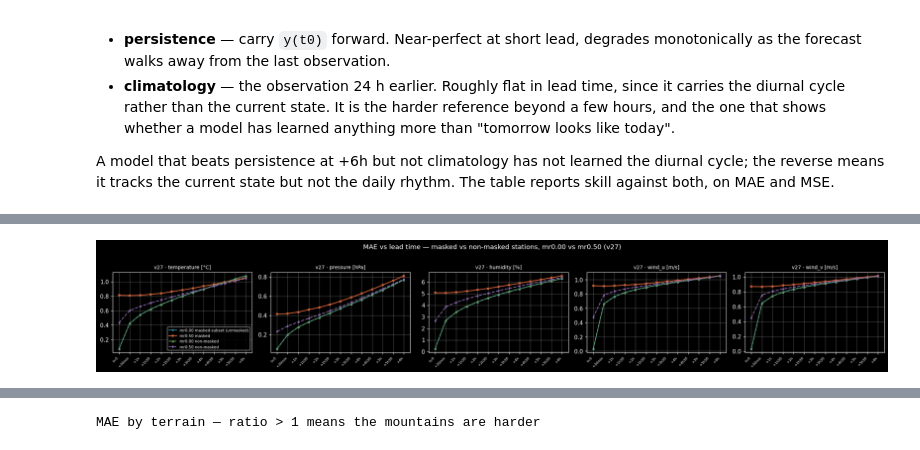
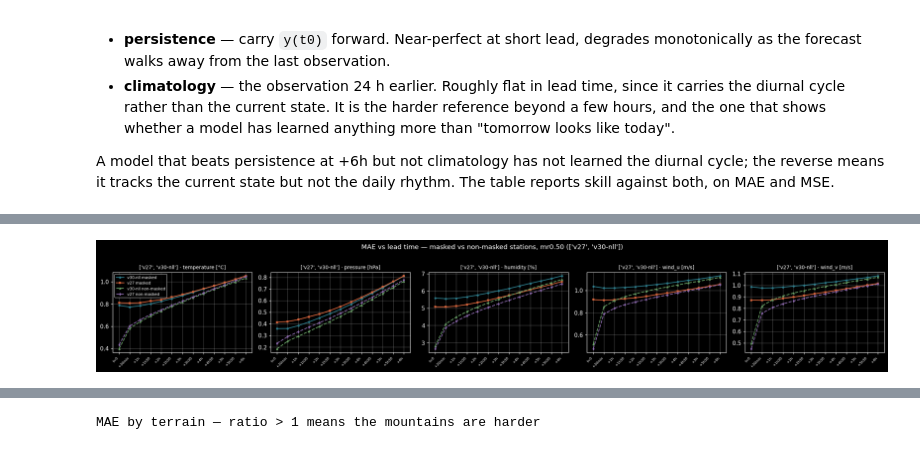
Before and after one commit to aureliedj/weather-station-model-with-transformers, a Jupyter notebook: Station MAE/notebooks/Test_Results_Exploration.ipynb, the cells around one changed output, grey strips where cells are left out. Saved outputs shown, nothing was run; the diff lists cells and outputs as text; code cells hidden in the pictures.

```diff
--- a/Station MAE/notebooks/Test_Results_Exploration.ipynb
+++ b/Station MAE/notebooks/Test_Results_Exploration.ipynb
@@ -560,21 +661,0 @@ Cost of hiding a station. MAE/RMSE in temperature[°C], pressure[hPa], humidity[
-# %%
-# ── Same comparison across lead time, per variable ───────────────────────────
-runs2 = [r for r in RUNS if {"mr0.00","mr0.50"} <= set(RUNS[r])]
-if runs2:
-    fig, axes = plt.subplots(len(runs2), len(VARS), figsize=(4*len(VARS), 3.2*len(runs2)),
-                             squeeze=False)
-    for ri, run in enumerate(runs2):
-        A5,C5 = AGG[(run,"mr0.50")]; A0,C0 = AGG[(run,"mr0.00")]
-        for vi, v in enumerate(VARS):
-            ax = axes[ri][vi]
-            hid = M(A5, C5, "kv_m")[KSL,vi]
-            vis = (M(A0, C0, "kv_m")[KSL,vi] if C0["kv_m"][:,vi].sum()
-                   else M(A0, C0, "kv")[KSL,vi])
-            ax.plot(range(NK), vis, "o-", color="#2E7D8C", lw=1.5, ms=3, label="mr0.00 visible")
-            ax.plot(range(NK), hid, "s-", color="#D9663D", lw=1.5, ms=3, label="mr0.50 masked")
-            ax.set_xticks(range(NK)); ax.set_xticklabels(LEAD_F, rotation=45, ha="right", fontsize=6)
-            ax.set_title(f"{run} · {v} [{ulab(v)}]", fontsize=9); ax.grid(alpha=0.3)
-            if vi==0: ax.legend(fontsize=7)
-    fig.suptitle(f"Masked-station {METRIC} vs lead time — visible (mr0.00) vs hidden (mr0.50)"
-                 + ("  ·  Δ=0 excluded" if K0 else ""), y=1.01)
-    plt.tight_layout(); plt.show()
@@ -723,38 +885,38 @@ of whether the models cope with the Alps.
 # %%
 # ── Masked vs non-masked stations, mr0.00 vs mr0.50, single model ────────────
-run = "v27"
-A5, C5 = AGG[(run, "mr0.50")]
-A0, C0 = AGG[(run, "mr0.00")]
+run = ["v27", "v30-nll"]
+A5, C5 = AGG[(run[0], "mr0.50")]
+A0, C0 = AGG[(run[1], "mr0.50")]
 
 fig, axes = plt.subplots(1, len(VARS), figsize=(4*len(VARS), 3.2), squeeze=False)
 axes = axes[0]
 
 for vi, v in enumerate(VARS):
     ax = axes[vi]
 
     # masked-subset stations: hidden under mr0.50 vs the same stations unmasked under mr0.00
     hid_mr50 = M(A5, C5, "kv_m")[KSL, vi]
     hid_mr00 = (M(A0, C0, "kv_m")[KSL, vi] if C0["kv_m"][:, vi].sum()
                 else M(A0, C0, "kv")[KSL, vi])
 
     # non-masked stations: visible under both mr0.00 and mr0.50
     vis_mr50 = (M(A5, C5, "kv_nm")[KSL, vi] if "kv_nm" in C5 and C5["kv_nm"][:, vi].sum()
                 else M(A5, C5, "kv")[KSL, vi])
     vis_mr00 = (M(A0, C0, "kv_nm")[KSL, vi] if "kv_nm" in C0 and C0["kv_nm"][:, vi].sum()
                 else M(A0, C0, "kv")[KSL, vi])
 
-    ax.plot(range(NK), hid_mr00, "o-",  color="#2E7D8C", lw=1.5, ms=3, label="mr0.00 masked-subset (unmasked)")
-    ax.plot(range(NK), hid_mr50, "s-",  color="#D9663D", lw=1.5, ms=3, label="mr0.50 masked")
-    ax.plot(range(NK), vis_mr00, "^--", color="#6BA368", lw=1.5, ms=3, label="mr0.00 non-masked")
-    ax.plot(range(NK), vis_mr50, "d--", color="#8E6BAF", lw=1.5, ms=3, label="mr0.50 non-masked")
+    ax.plot(range(NK), hid_mr00, "o-",  color="#2E7D8C", lw=1.5, ms=3, label="v30-nll masked")
+    ax.plot(range(NK), hid_mr50, "s-",  color="#D9663D", lw=1.5, ms=3, label="v27 masked")
+    ax.plot(range(NK), vis_mr00, "^--", color="#6BA368", lw=1.5, ms=3, label="v30-nll non-masked")
+    ax.plot(range(NK), vis_mr50, "d--", color="#8E6BAF", lw=1.5, ms=3, label="v27 non-masked")
 
     ax.set_xticks(range(NK)); ax.set_xticklabels(LEAD_F, rotation=45, ha="right", fontsize=6)
     ax.set_title(f"{run} · {v} [{ulab(v)}]", fontsize=9); ax.grid(alpha=0.3)
     if vi == 0:
         ax.legend(fontsize=7)
 
-fig.suptitle(f"{METRIC} vs lead time — masked vs non-masked stations, mr0.00 vs mr0.50 ({run})"
+fig.suptitle(f"{METRIC} vs lead time — masked vs non-masked stations, mr0.50 ({run})"
              + ("  ·  Δ=0 excluded" if K0 else ""), y=1.02)
 plt.tight_layout(); plt.show()
 # %% [output]
-[figure, old version]
+[figure, new version]
```
Also changed, not shown: parts of 23 cells of this notebook, 10 other files.
